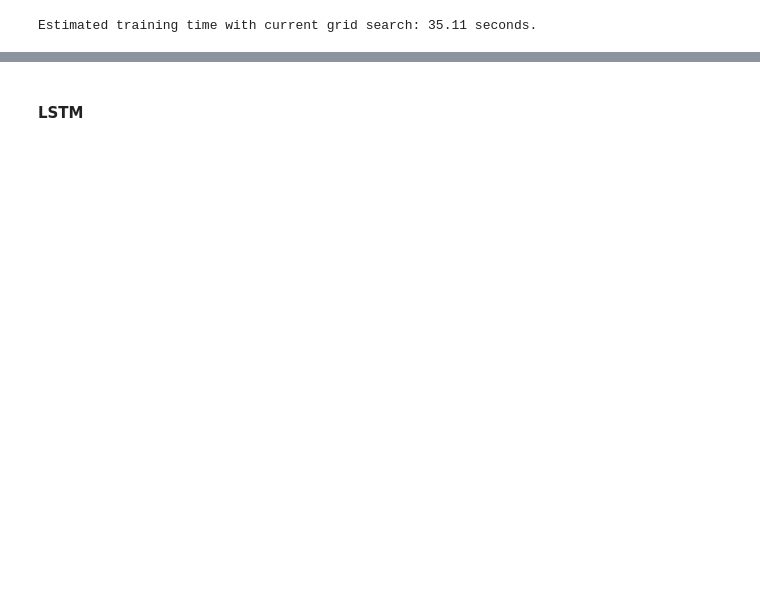
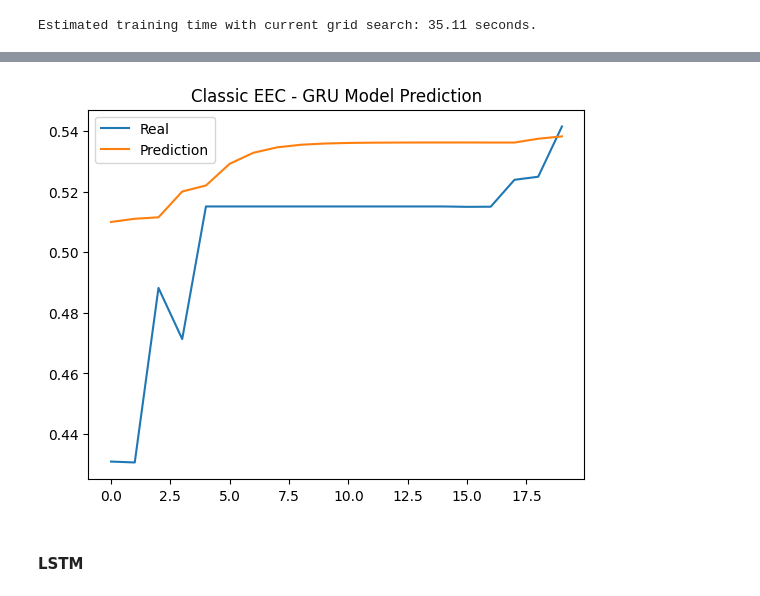
Before and after one commit to R4nd0mnam3/Time_series_Prediction, a Jupyter notebook: main.ipynb, the cells around one changed output, grey strips where cells are left out. Cells and saved outputs as stored; diff of their text form; code cells hidden in the pictures; blank space fills up the shorter version.

```diff
--- a/main.ipynb
+++ b/main.ipynb
@@ -332,2 +318,11 @@ Preds: [0.0071722  0.00748444 0.00762817 0.00769356 0.00772262 0.00773516
+# %%
+plt.figure()
+plt.title("Classic EEC - GRU Model Prediction")
+plt.plot(true, label="Real")
+plt.plot(preds, label="Prediction")
+plt.legend()
+plt.show()
+# %% [output]
+[figure, added]
 # %% [markdown]
 #### LSTM
```
Also changed, not shown: parts of 7 cells of this notebook, 3 other files.
